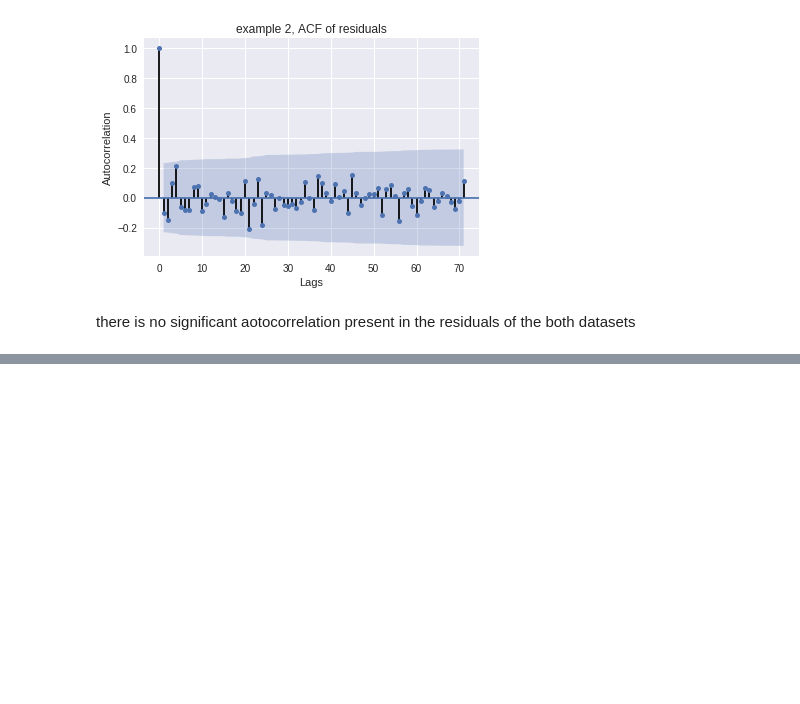
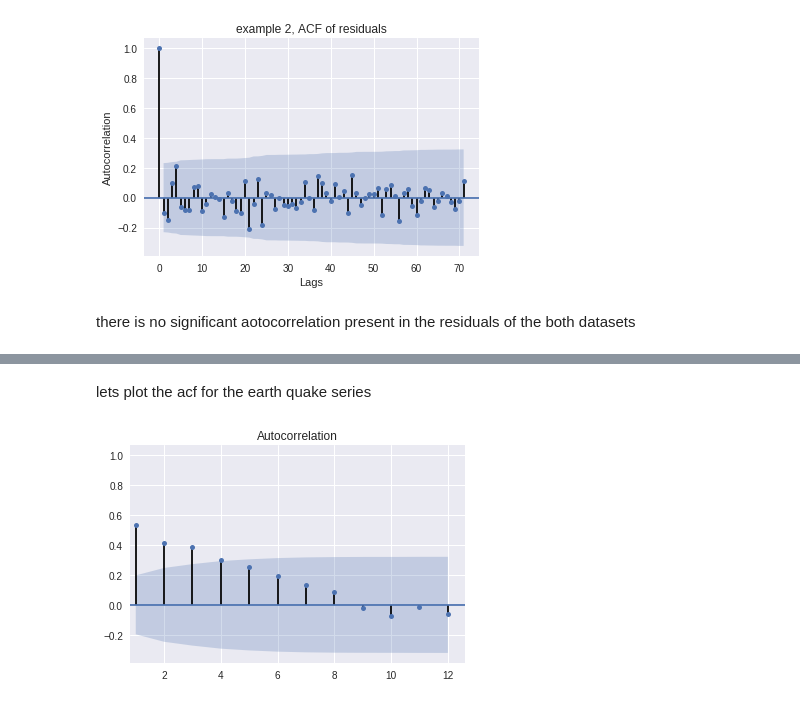
Before and after one commit to saurabh2086/timeSeriesAnalysis, a Jupyter notebook: Lesson 1- Time series basics.ipynb, the cells around one changed output, grey strips where cells are left out. Drawn from its saved outputs; the diff is of its cells as text; code cells hidden in the pictures; blank space fills up the shorter version.

```diff
--- a/Lesson 1- Time series basics.ipynb
+++ b/Lesson 1- Time series basics.ipynb
@@ -247,0 +343,8 @@ there is no significant aotocorrelation present in the residuals of the both dat
+# %% [markdown]
+lets plot the acf for the earth quake series
+# %%
+plot_acf(df1['q'], lags=12)
+plt.xlim(0.8,)
+plt.show()
+# %% [output]
+[figure, added]
```
Also changed, not shown: parts of 24 cells of this notebook, 1 other file.
